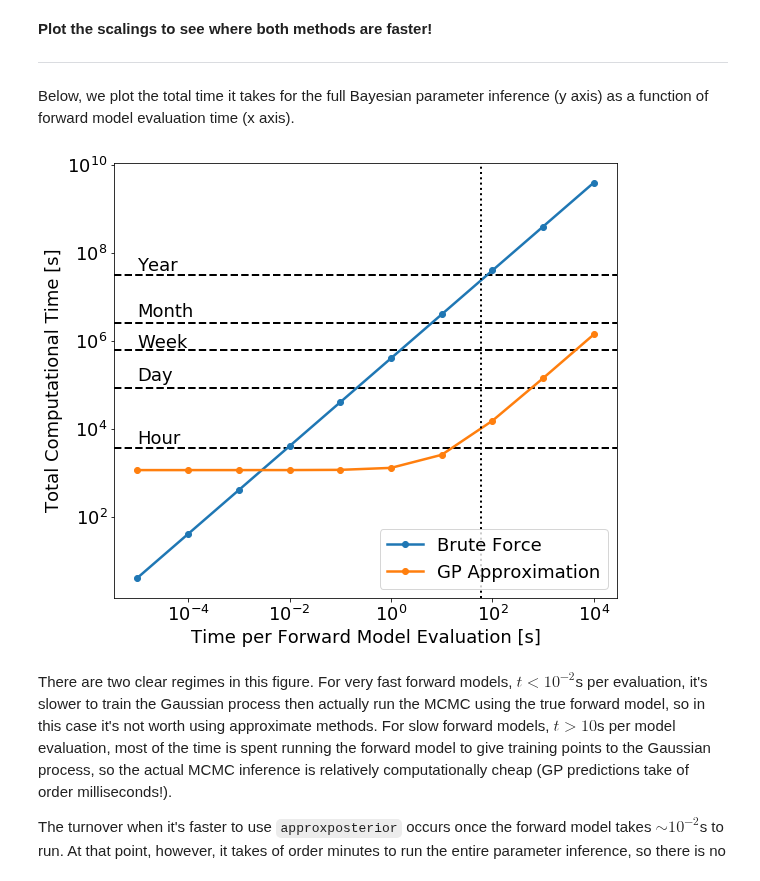
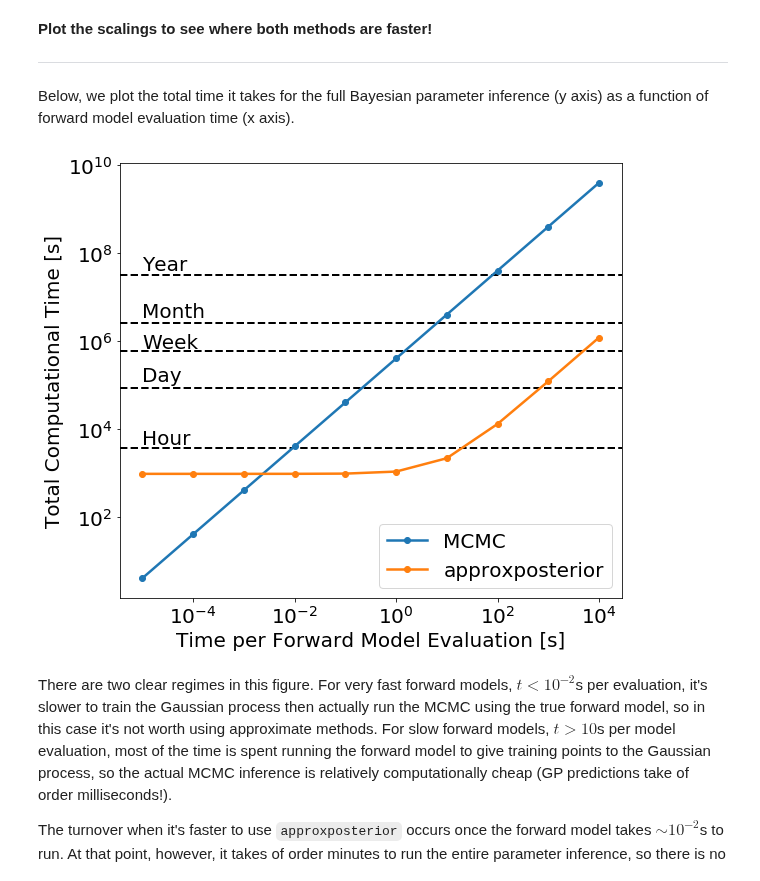
Before and after one commit to dflemin3/approxposterior, a Jupyter notebook: examples/Notebooks/Scaling_Accuracy.ipynb, the cells around one changed output. Cells and saved outputs as stored; diff of their text form; code cells hidden in the pictures.

```diff
--- a/examples/Notebooks/Scaling_Accuracy.ipynb
+++ b/examples/Notebooks/Scaling_Accuracy.ipynb
@@ -84,34 +84,34 @@ Below, we plot the total time it takes for the full Bayesian parameter inference
 # %%
 fig, ax = plt.subplots(figsize=(9,8))
 
-ax.plot(ns, brute_times, "o-", lw=2.5, label="Brute Force")
-ax.plot(ns, gp_times, "o-", lw=2.5, label="GP Approximation")
+ax.plot(ns, brute_times, "o-", lw=2.5, label="MCMC")
+ax.plot(ns, gp_times, "o-", lw=2.5, label="approxposterior")
 
 # Reference year, month, week, day, hour timescales
 ax.axhline((365*24*60*60), lw=2, ls="--", color="k", zorder=0)
 ax.axhline((30*24*60*60), lw=2, ls="--", color="k", zorder=0)
 ax.axhline((7*24*60*60), lw=2, ls="--", color="k", zorder=0)
 ax.axhline((24*60*60), lw=2, ls="--", color="k", zorder=0)
 ax.axhline((60*60), lw=2, ls="--", color="k", zorder=0)
 
 # One minute forward model reference
-ax.axvline(60, lw=2, ls=":", color="k", zorder=3)
+#ax.axvline(60, lw=2, ls=":", color="k", zorder=3)
 
 ax.text(1.0e-5, 4.0e7, "Year")
 ax.text(1.0e-5, 3.5e6, "Month")
 ax.text(1.0e-5, 7.0e5, "Week")
 ax.text(1.0e-5, 1.2e5, "Day")
 ax.text(1.0e-5, 4.4e3, "Hour")
 
 ax.set_ylabel("Total Computational Time [s]")
 ax.set_xlabel("Time per Forward Model Evaluation [s]")
 ax.set_xscale("log")
 ax.set_yscale("log")
 ax.legend(loc="lower right")
 
 fig.savefig("scaling.pdf", bbox_inches="tight")
 # %% [output]
-[figure, old version]
+[figure, new version]
 # %% [markdown]
 There are two clear regimes in this figure.  For very fast forward models, $t<10^{-2}$s per evaluation, it's slower to train the Gaussian process then actually run the MCMC using the true forward model, so in this case it's not worth using approximate methods.  For slow forward models, $t>10$s per model evaluation, most of the time is spent running the forward model to give training points to the Gaussian process, so the actual MCMC inference is relatively computationally cheap (GP predictions take of order milliseconds!).
 
```
Also changed, not shown: parts of 4 cells of this notebook, 5 other files.
